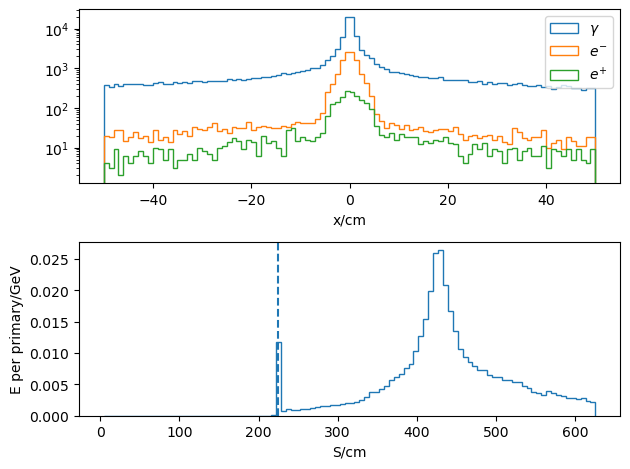
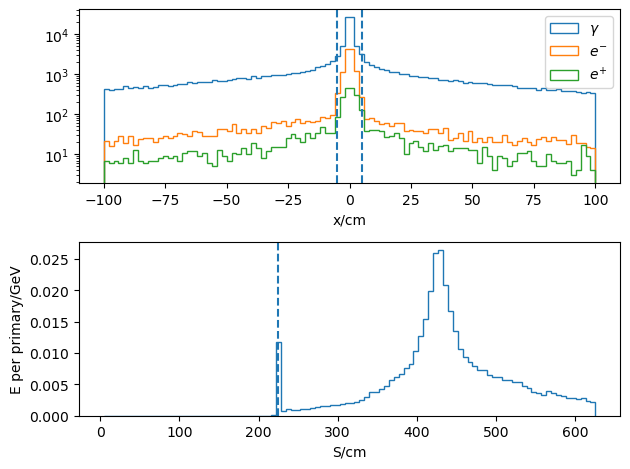
Unified diff of the notebook cell whose output changed from the first chart to the second:
--- before
+++ after
@@ -1,10 +1,13 @@
 plt.subplot(2,1,1)
 s4x = np.array(ak.flatten(o.uprootTree['s4.x'].array(library="ak")))
+s4y = np.array(ak.flatten(o.uprootTree['s4.y'].array(library="ak")))
 s4pid = np.array(ak.flatten(o.uprootTree['s4.partID'].array(library="ak")))
-plt.hist(s4x[s4pid==7.0],100, (-50,50), label="$\gamma$", histtype="step");
-plt.hist(s4x[s4pid==3.0],100, (-50,50), label="$e^{-}$", histtype="step");
-plt.hist(s4x[s4pid==4.0],100,  (-50,50), label="$e^{+}$", histtype="step");
+plt.hist(s4x[s4pid==7.0],100, (-100,100), label="$\gamma$", histtype="step");
+plt.hist(s4x[s4pid==3.0],100, (-100,100), label="$e^{-}$", histtype="step");
+plt.hist(s4x[s4pid==4.0],100,  (-100,100), label="$e^{+}$", histtype="step");
 plt.yscale("log")
 plt.xlabel("x/cm")
+plt.axvline(-5,linestyle="--")
+plt.axvline(5,linestyle="--")
 plt.legend();
 

Commit: rename notebooks